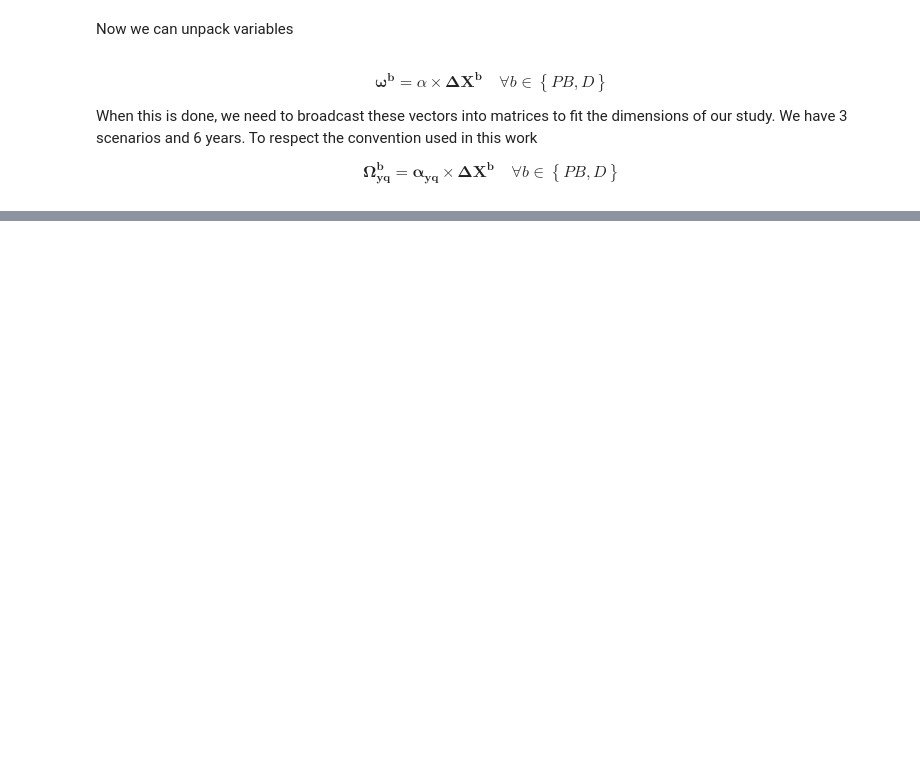
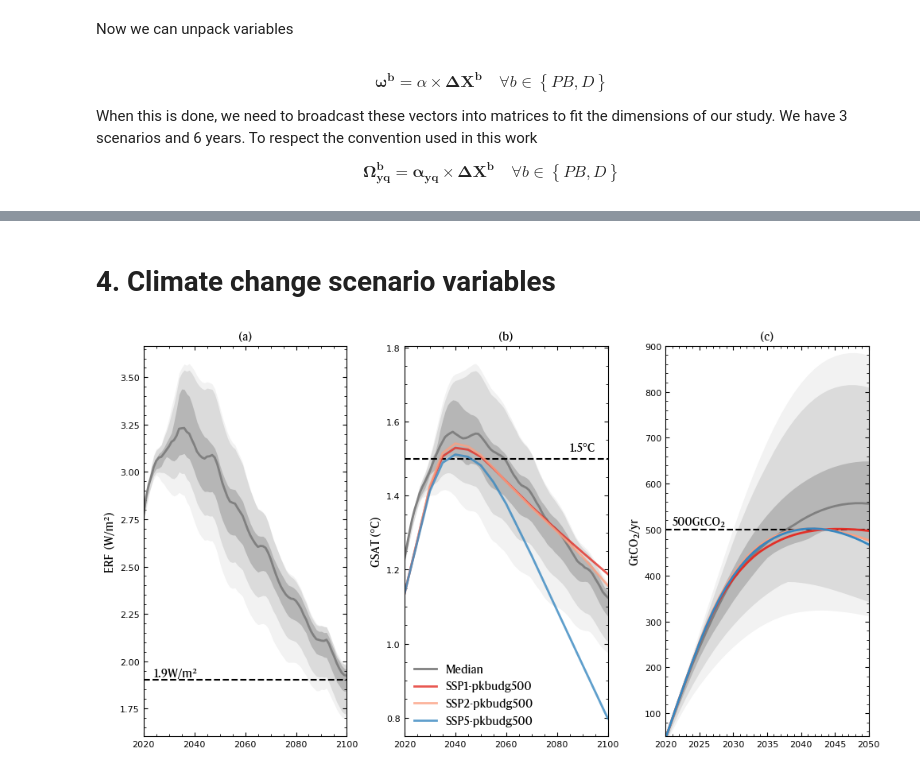
Before and after one commit to Michael-ljn/pathways-H2-prod-within-PBs, a Jupyter notebook: code/2_02_allocated_space.ipynb, the cells around one changed output, grey strips where cells are left out. Drawn from its saved outputs; the diff is of its cells as text; code cells hidden in the pictures; blank space fills up the shorter version.

```diff
--- a/code/2_02_allocated_space.ipynb
+++ b/code/2_02_allocated_space.ipynb
@@ -280,3 +363,6 @@ AP_hr=(EmiSE_hr./Emi_gross_hr).*(SEH2_hr./SE_hr)
 AP_pkbudg500_hr=(EmiSE_pkbudg500./Emi_gross_pkbudg500).*(SEH2_pkbudg500./SE_pkbudg500)|> highres
 AP_pkbudg500_hr=AP_pkbudg500_hr[1:3,:]
 SAP_hr=AP_hr./kgH2_hr;
+
+kgH2_pkbudg500=SEH2_pkbudg500.*EJH2_to_kgH2|> highres # mass H2
+SAP_pkbudg500_hr=AP_pkbudg500_hr./kgH2_pkbudg500[1:3,:];
@@ -437,0 +511,65 @@ $$
+# %% [markdown]
+# **4. Climate change scenario variables**
+# %%
+GSTA=get_vals("AR6 climate diagnostics|Surface Temperature (GSAT)|MAGICCv7.5.3|50.0th Percentile",SSP=AR6a)|>Matrix
+RF=get_vals("AR6 climate diagnostics|Effective Radiative Forcing|MAGICCv7.5.3|50.0th Percentile",SSP=AR6a)|>Matrix;
+
+fig, axs = plt.subplots(1, 3,figsize=(10, 5.5))#1, 2, figsize=(10, 5.5)
+scn_varmo=get_vals("Temperature|Global Mean")|>Matrix
+yrs_varmo=parse.(Int,names(get_vals("Temperature|Global Mean")))
+
+for (ax,mat,l) in  zip(axs,[RF,GSTA],[nothing,"Median"])
+    mins = minimum(mat, dims=1)|>vec
+    maxs= maximum(mat, dims=1)|>vec
+    q05 = mapslices(x -> quantile(x, 0.05), mat; dims=1)|>vec
+    q25 = mapslices(x -> quantile(x, 0.25), mat; dims=1)|>vec
+    q50 = mapslices(x -> median(x), mat; dims=1)|>vec
+    q75 = mapslices(x -> quantile(x, 0.75), mat; dims=1)|>vec
+    q95 = mapslices(x -> quantile(x, 0.95), mat; dims=1)|>vec
+
+    ax.plot(collect(2020:1:2100), q50,color="grey",label=l,lw=2)
+    ax.fill_between(x=collect(2020:1:2100), y1=mins, y2=maxs, color="grey",linewidth=0, alpha=0.1)
+    ax.fill_between(x=collect(2020:1:2100), y1=q05, y2=q95, color="grey",linewidth=0, alpha=0.2)
+    ax.fill_between(x=collect(2020:1:2100), y1=q25, y2=q75, color="grey",linewidth=0, alpha=0.4)
+    ax.set_ylabel(l, fontproperties=font_prop)
+    ax.tick_params(axis="both", direction="in")
+end
+
+
+axs[3].plot(collect(2020:1:2060), median(cumEmi_hr, dims=1)|>vec, color="grey", label="Median", lw=2)
+axs[3].fill_between(x=collect(2020:1:2060), y1=minimum(cumEmi_hr, dims=1)|>vec, y2=maximum(cumEmi_hr, dims=1)|>vec, color="grey", linewidth=0, alpha=0.1)
+axs[3].fill_between(x=collect(2020:1:2060), y1=mapslices(x -> quantile(x, 0.05), cumEmi_hr; dims=1)|>vec, y2=mapslices(x -> quantile(x, 0.95), cumEmi_hr; dims=1)|>vec, color="grey", linewidth=0, alpha=0.2)
+axs[3].fill_between(x=collect(2020:1:2060), y1=mapslices(x -> quantile(x, 0.25), cumEmi_hr; dims=1)|>vec, y2=mapslices(x -> quantile(x, 0.75), cumEmi_hr; dims=1)|>vec, color="grey", linewidth=0, alpha=0.4)
+axs[3].set_ylim(50, 900)
+axs[3].set_xlim(2020, 2050)
+axs[3].axhline([500],color="black",linestyle="--",xmax=1)
+for (i,k,l) in zip(1:3,["yellow","orange","purple"],["pkbudg500-SSP1","pkbudg500-SSP2","pkbudg500-SSP5"])
+    axs[3].plot(collect(2020:1:2050),(cumEmi_pkbudg500_hr[:,1:end-10][i,:])',linestyle="-",label=l,lw=2)
+end
+axs[3].annotate("500GtCO₂", xy=(2021, 510), xytext=(2021, 510), fontsize=10, fontproperties=font_prop)
+axs[3].set_ylabel("GtCO₂/yr", fontproperties=font_prop)
+axs[3].set_title("(c)", fontproperties=font_prop)
+
+
+axs[1].axhline([1.9],color="black",linestyle="--",xmax=1)
+axs[2].axhline([1.5],color="black",linestyle="--",xmax=1)
+axs[1].annotate("1.9W/m²", xy=(2024, 1.92), xytext=(2024, 1.92), fontsize=10, fontproperties=font_prop)
+axs[2].annotate("1.5°C", xy=(2085, 1.52), xytext=(2085, 1.52), fontsize=10, fontproperties=font_prop)
+axs[2].plot(yrs_varmo, scn_varmo',label=["SSP1-pkbudg500","SSP2-pkbudg500", "SSP5-pkbudg500"],lw=2,linestyle="-",alpha=0.8)
+axs[2].legend(frameon=false, loc= "lower left", prop=font_prop)
+# axs[1].legend(frameon=false, prop=font_prop)
+axs[1].set_ylabel("ERF  (W/m²)", fontproperties=font_prop)
+axs[2].set_ylabel("GSAT (°C)", fontproperties=font_prop)
+axs[1].set_xlim(2020, 2100)
+axs[2].set_xlim(2020, 2100)
+axs[1].set_title("(a)", fontproperties=font_prop)
+axs[2].set_title("(b)", fontproperties=font_prop)
+
+fig.tight_layout()
+
+display(plt.gcf())
+fig.savefig(respath*"climate_vars.svg", bbox_inches="tight",transparent=true)
+fig.savefig(respath*"climate_vars.png", dpi=800 ,bbox_inches="tight",transparent=true)
+plt.close("all")
+# %% [output]
+[figure, added]
```
Also changed, not shown: parts of 26 cells of this notebook, 34 other files.
